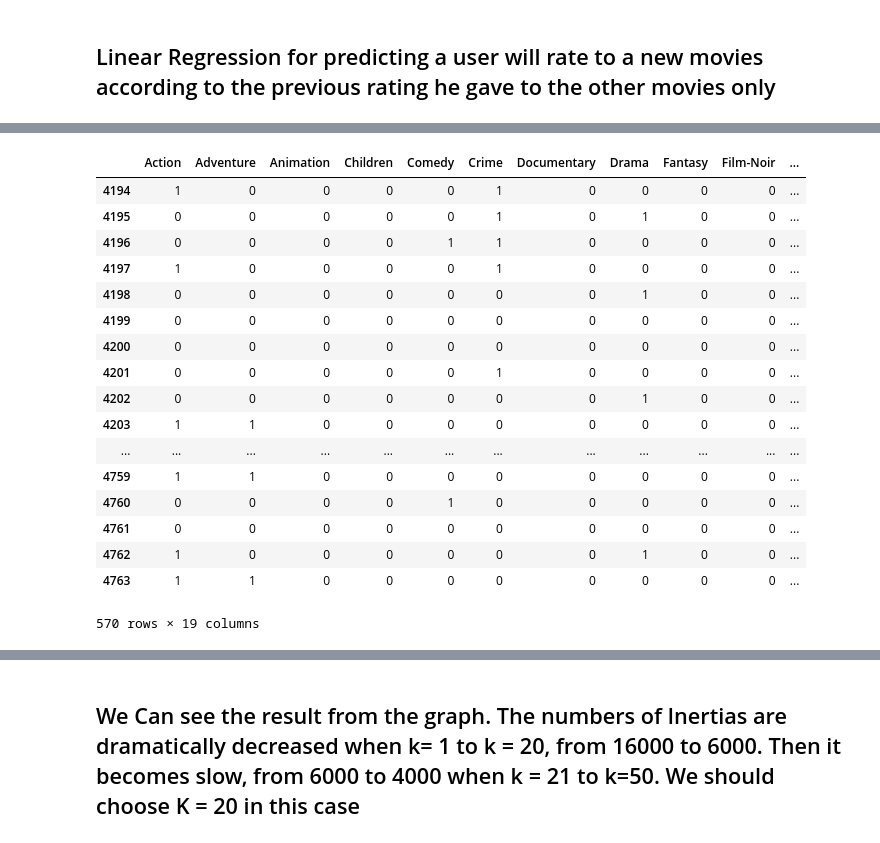
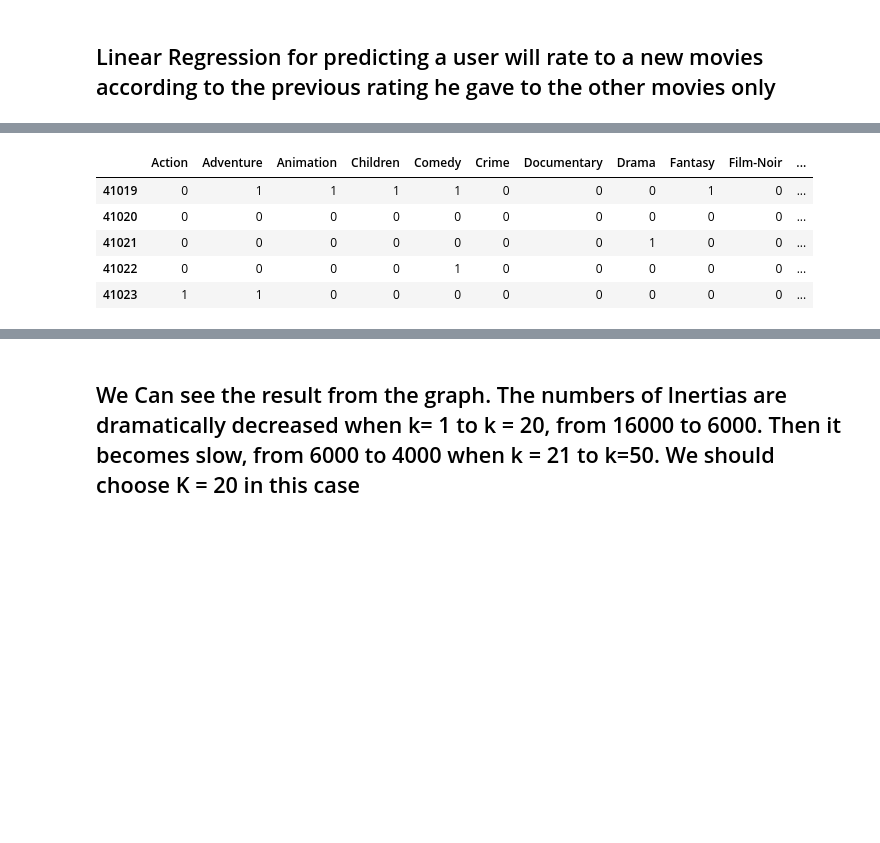
Before and after one commit to Ericlkl/Movie-Rating-Prediction, a Jupyter notebook: Assignment.ipynb, the cells around one changed output, grey strips where cells are left out. Saved outputs shown, nothing was run; the diff lists cells and outputs as text; code cells hidden in the pictures; blank space fills up the shorter version.

```diff
--- a/Assignment.ipynb
+++ b/Assignment.ipynb
@@ -289,24 +255,12 @@ Warnings:
 # %%
-X_df
+X_df.head()
 # %% [output]
 |  | Action | Adventure | Animation | Children | Comedy | Crime | Documentary | Drama | Fantasy | Film-Noir | ... |
-| 4194 | 1 | 0 | 0 | 0 | 0 | 1 | 0 | 0 | 0 | 0 | ... |
-| 4195 | 0 | 0 | 0 | 0 | 0 | 1 | 0 | 1 | 0 | 0 | ... |
-| 4196 | 0 | 0 | 0 | 0 | 1 | 1 | 0 | 0 | 0 | 0 | ... |
-| 4197 | 1 | 0 | 0 | 0 | 0 | 1 | 0 | 0 | 0 | 0 | ... |
-| 4198 | 0 | 0 | 0 | 0 | 0 | 0 | 0 | 1 | 0 | 0 | ... |
-| 4199 | 0 | 0 | 0 | 0 | 0 | 0 | 0 | 0 | 0 | 0 | ... |
-| 4200 | 0 | 0 | 0 | 0 | 0 | 0 | 0 | 0 | 0 | 0 | ... |
-| 4201 | 0 | 0 | 0 | 0 | 0 | 1 | 0 | 0 | 0 | 0 | ... |
-| 4202 | 0 | 0 | 0 | 0 | 0 | 0 | 0 | 1 | 0 | 0 | ... |
-| 4203 | 1 | 1 | 0 | 0 | 0 | 0 | 0 | 0 | 0 | 0 | ... |
-| ... | ... | ... | ... | ... | ... | ... | ... | ... | ... | ... | ... |
-| 4759 | 1 | 1 | 0 | 0 | 0 | 0 | 0 | 0 | 0 | 0 | ... |
-| 4760 | 0 | 0 | 0 | 0 | 1 | 0 | 0 | 0 | 0 | 0 | ... |
-| 4761 | 0 | 0 | 0 | 0 | 0 | 0 | 0 | 0 | 0 | 0 | ... |
-| 4762 | 1 | 0 | 0 | 0 | 0 | 0 | 0 | 1 | 0 | 0 | ... |
-| 4763 | 1 | 1 | 0 | 0 | 0 | 0 | 0 | 0 | 0 | 0 | ... |
+| 41019 | 0 | 1 | 1 | 1 | 1 | 0 | 0 | 0 | 1 | 0 | ... |
+| 41020 | 0 | 0 | 0 | 0 | 0 | 0 | 0 | 0 | 0 | 0 | ... |
+| 41021 | 0 | 0 | 0 | 0 | 0 | 0 | 0 | 1 | 0 | 0 | ... |
+| 41022 | 0 | 0 | 0 | 0 | 1 | 0 | 0 | 0 | 0 | 0 | ... |
+| 41023 | 1 | 1 | 0 | 0 | 0 | 0 | 0 | 0 | 0 | 0 | ... |
-570 rows × 19 columns
 # %%
 regressor.score(X_test,y_test)
 # %% [output]
```
Also changed, not shown: parts of 20 cells of this notebook, 1 other file.
